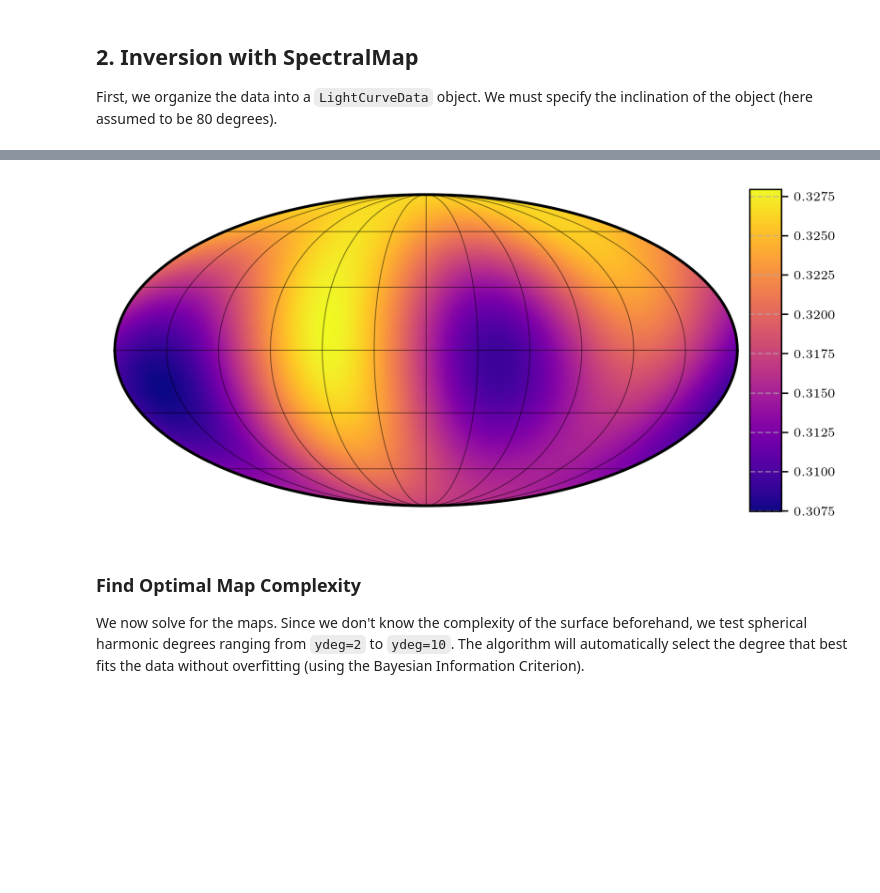
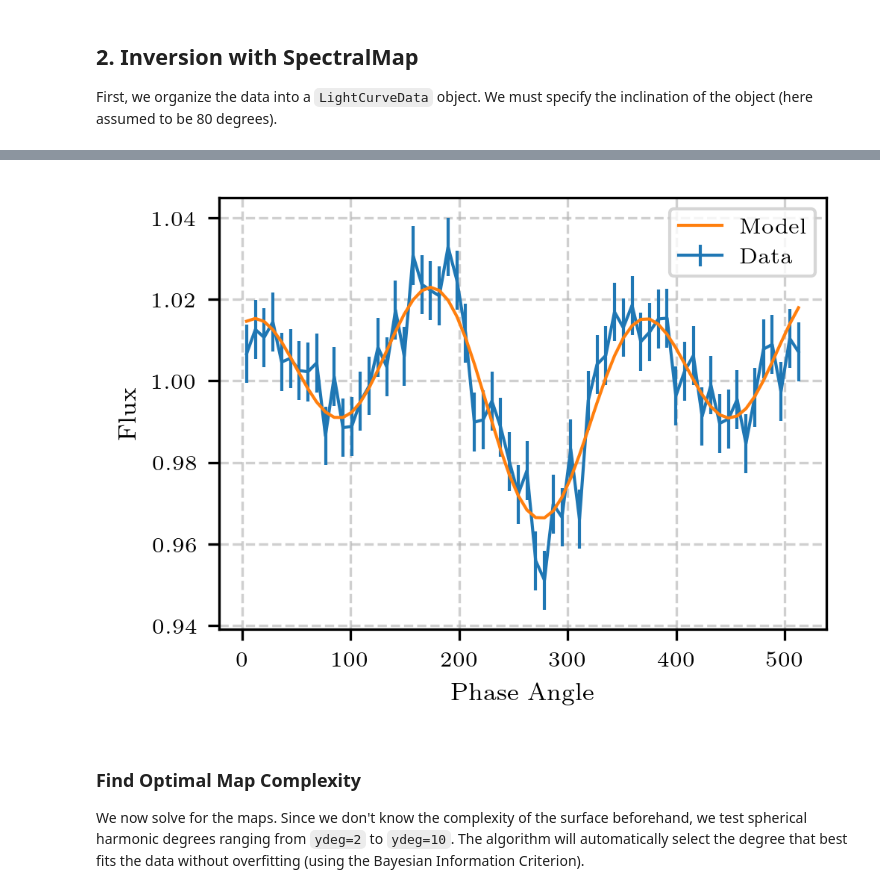
Before and after one commit to w-ruizhe/spectralmap, a Jupyter notebook: docs/source/tutorials/paper_joint_plot.ipynb, the cells around one changed output, grey strips where cells are left out. Saved outputs shown, nothing was run; the diff lists cells and outputs as text; code cells hidden in the pictures; blank space fills up the shorter version.

```diff
--- a/docs/source/tutorials/paper_joint_plot.ipynb
+++ b/docs/source/tutorials/paper_joint_plot.ipynb
@@ -401,7 +186,11 @@ map.plot_lightcurve()
-# %%
-_ = map.draw(plot=True, projection="moll", grid=True, colorbar=True, n_samples=1)
-# %% [output]
-[figure, removed]
+# %%
+from spectralmap.mapping import make_map
+map = make_map(mode='rotational',  map_res=30, ydeg=2, inc=80)
+i_to_plot = 0  # Index of wavelength to plot
+map.solve_posterior(data.flux[i_to_plot], None, data.theta, verbose=True)
+map.plot_lightcurve()
+# %% [output]
+[figure, added]
 # %% [markdown]
 ### Find Optimal Map Complexity
 We now solve for the maps. Since we don't know the complexity of the surface beforehand, we test spherical harmonic degrees ranging from `ydeg=2` to `ydeg=10`. The algorithm will automatically select the degree that best fits the data without overfitting (using the Bayesian Information Criterion).
```
Also changed, not shown: parts of 27 cells of this notebook, 12 other files.
